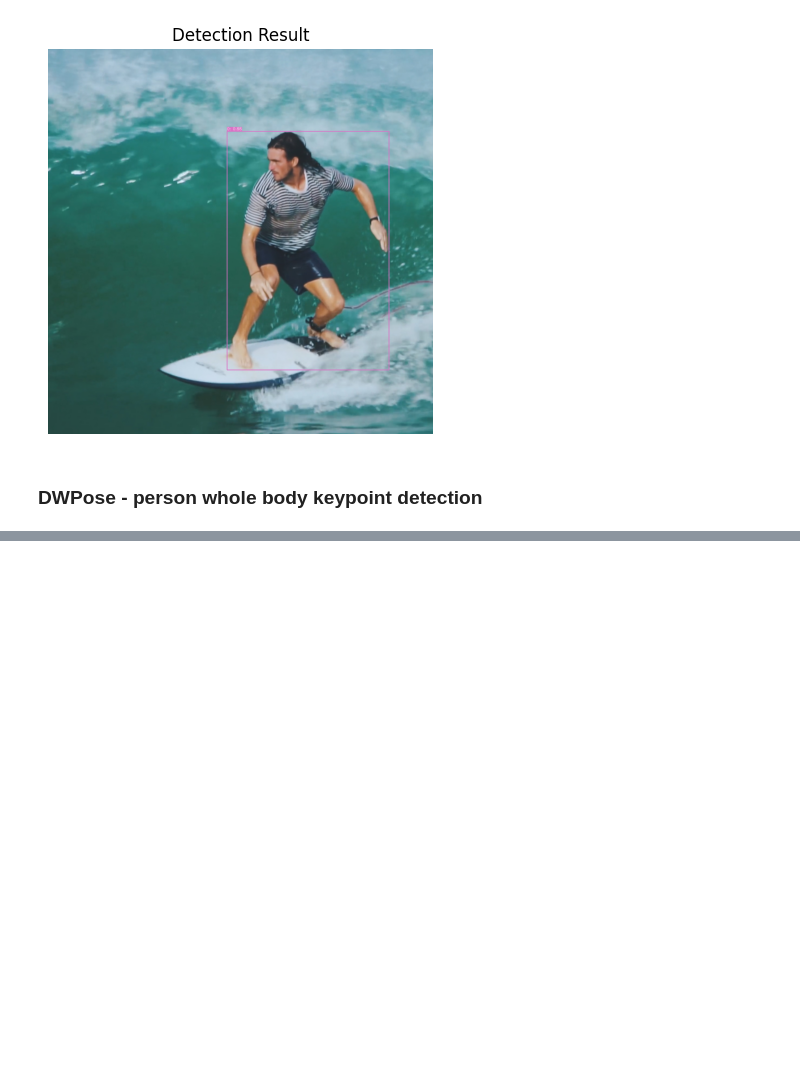
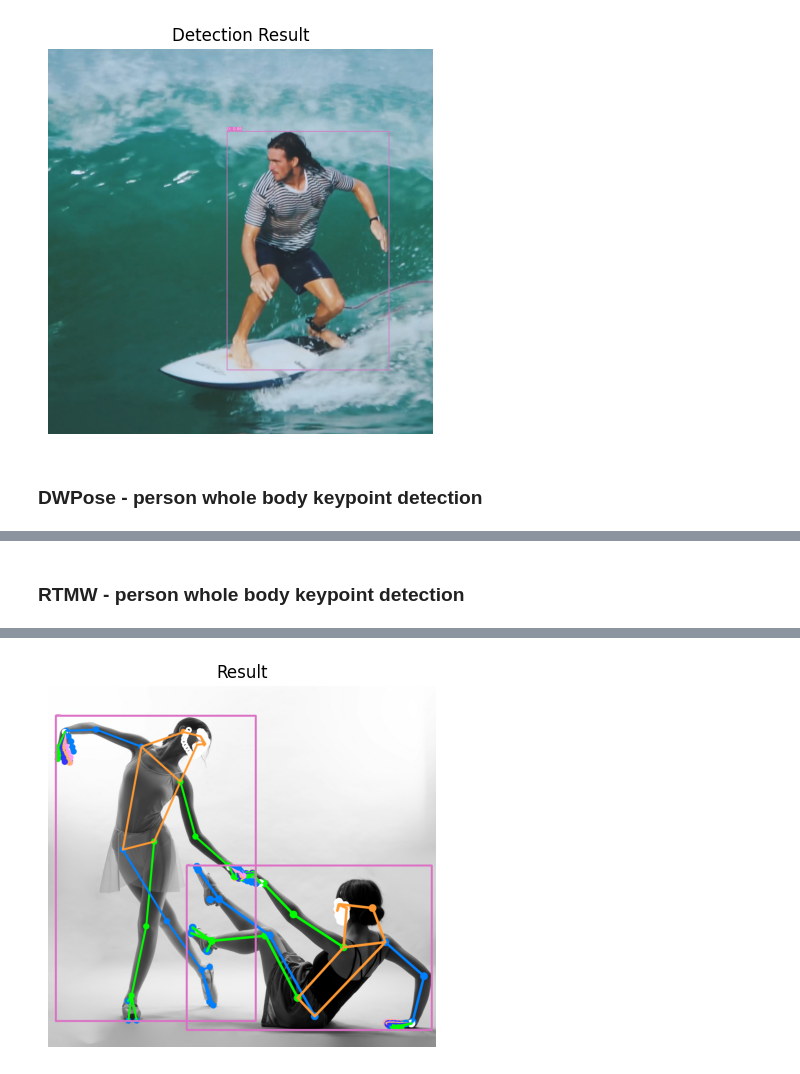
Before and after one commit to nomusanma/ezonnx-copy, a Jupyter notebook: examples/object_detection.ipynb, the cells around one changed output, grey strips where cells are left out. Drawn from its saved outputs; the diff is of its cells as text; code cells hidden in the pictures; blank space fills up the shorter version.

Commit message:
add MotionBERT, RTMW

```diff
--- a/examples/object_detection.ipynb
+++ b/examples/object_detection.ipynb
@@ -37,0 +46,8 @@ visualize_images("Pose Estimation Result",result.visualized_img)
+# %% [markdown]
+### RTMW - person whole body keypoint detection
+# %%
+from ezonnx import RTMW,visualize_images
+pose = RTMW("l-384")
+result = pose("images/multi_person.jpg")
+visualize_images("Result",result.visualized_img)
+# %% [output]
@@ -37,0 +57 @@ visualize_images("Pose Estimation Result",result.visualized_img)
+[figure, added]
```
Also changed, not shown: parts of 8 cells of this notebook, 13 other files.
